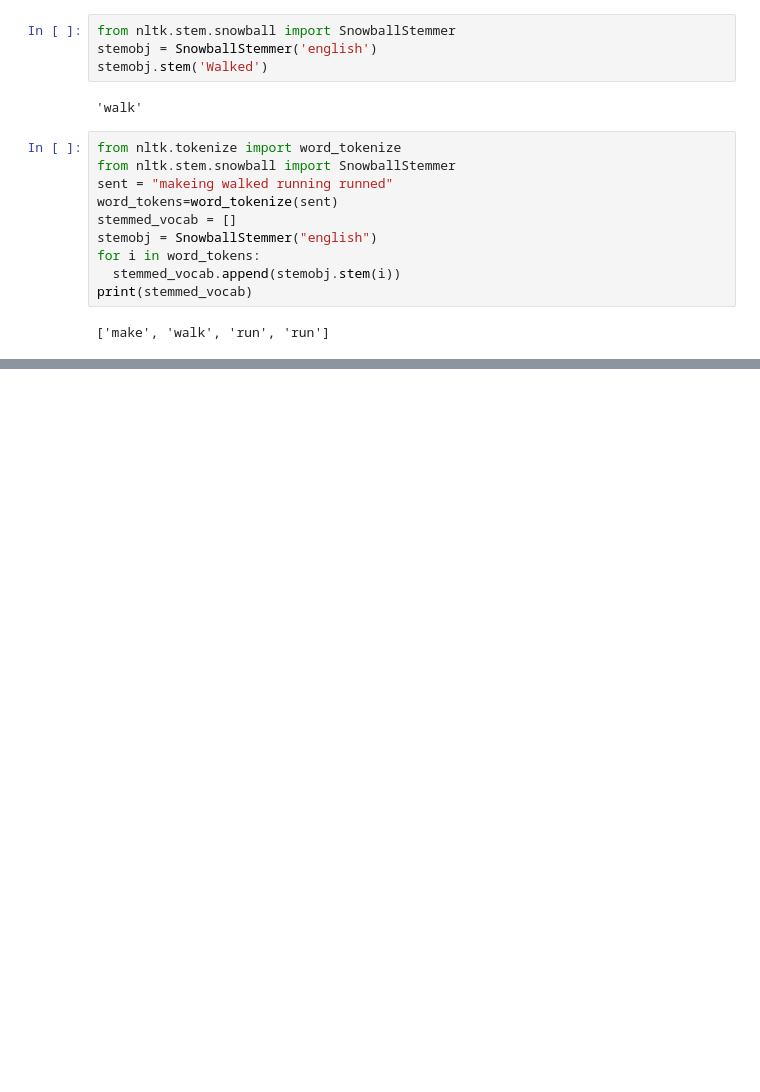
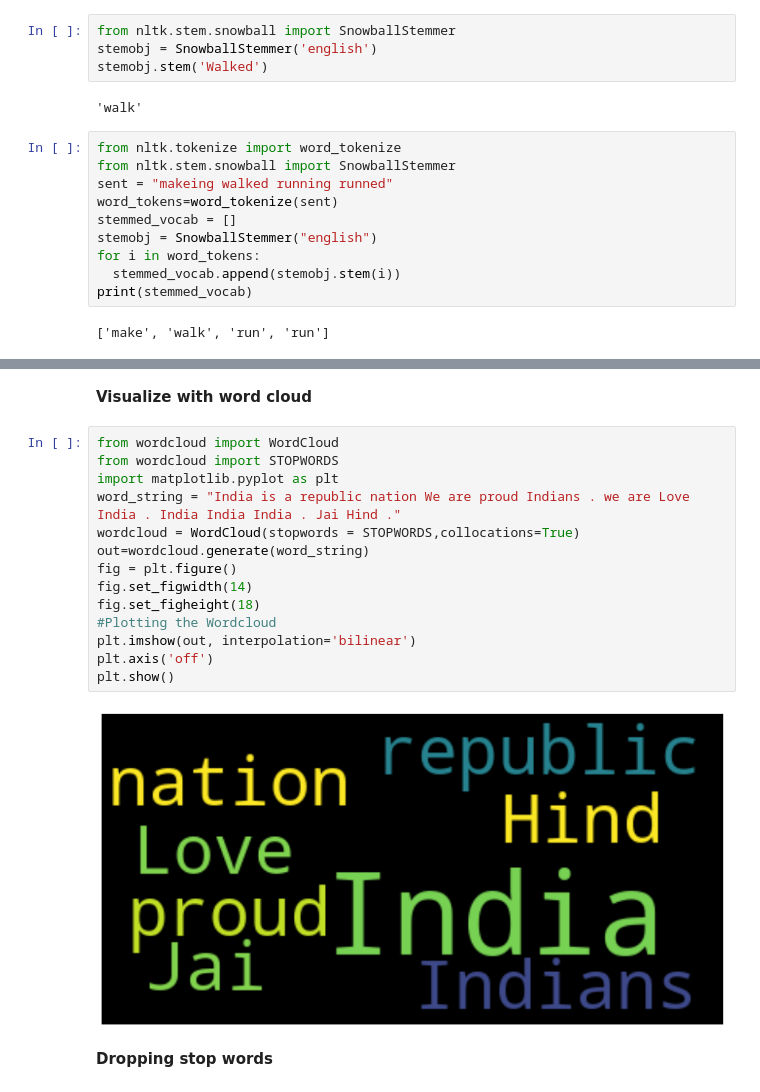
Before and after one commit to gurunathdeshpande/Deep_Learning, a Jupyter notebook: NLP.ipynb, the cells around one changed output, grey strips where cells are left out. Saved outputs shown, nothing was run; the diff lists cells and outputs as text; blank space fills up the shorter version.

```diff
--- a/NLP.ipynb
+++ b/NLP.ipynb
@@ -99,0 +207,20 @@ print(stemmed_vocab)
+# %% [markdown]
+**Visualize with word cloud**
+# %%
+from wordcloud import WordCloud
+from wordcloud import STOPWORDS
+import matplotlib.pyplot as plt
+word_string = "India is a republic nation We are proud Indians . we are Love India . India India India . Jai Hind ."
+wordcloud = WordCloud(stopwords = STOPWORDS,collocations=True)
+out=wordcloud.generate(word_string)
+fig = plt.figure()
+fig.set_figwidth(14)
+fig.set_figheight(18)
+#Plotting the Wordcloud
+plt.imshow(out, interpolation='bilinear')
+plt.axis('off')
+plt.show()
+# %% [output]
+[figure, added]
+# %% [markdown]
+**Dropping stop words**
```
Also changed, not shown: parts of 32 cells of this notebook.
